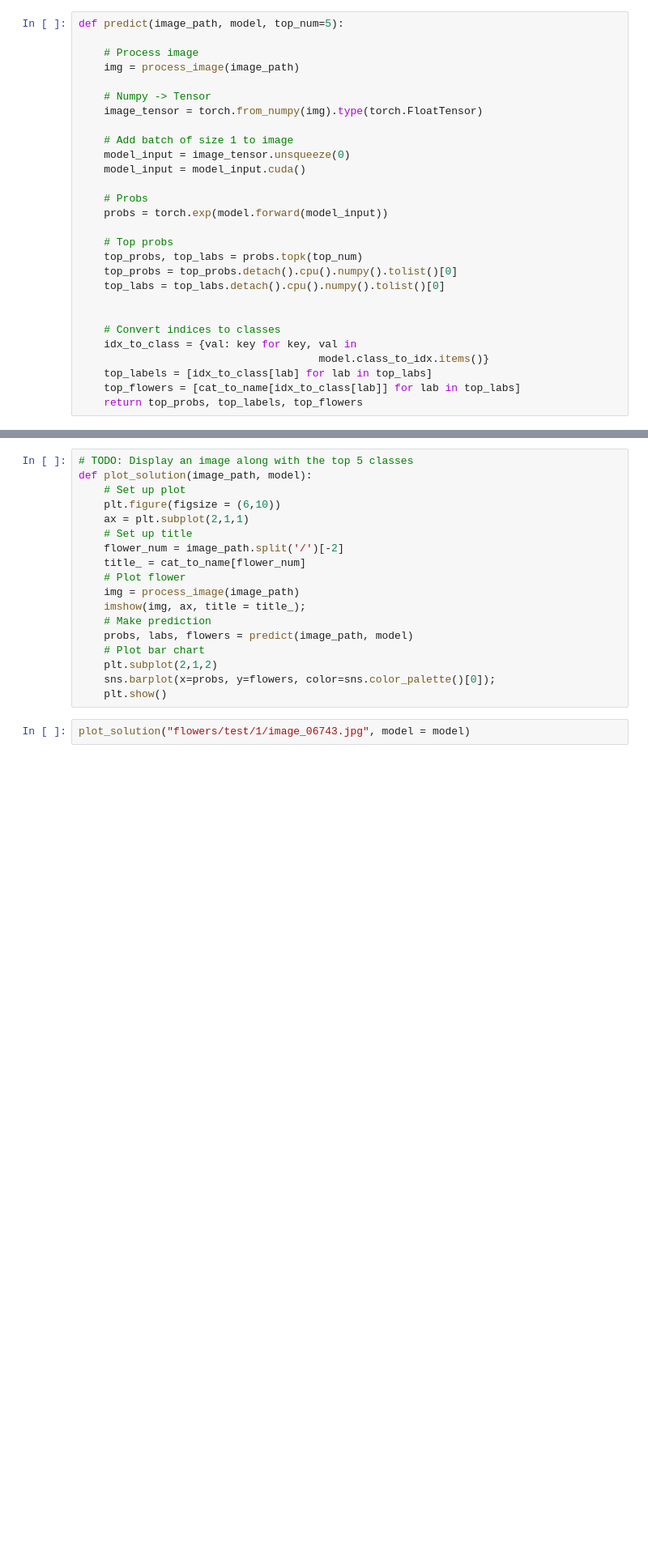
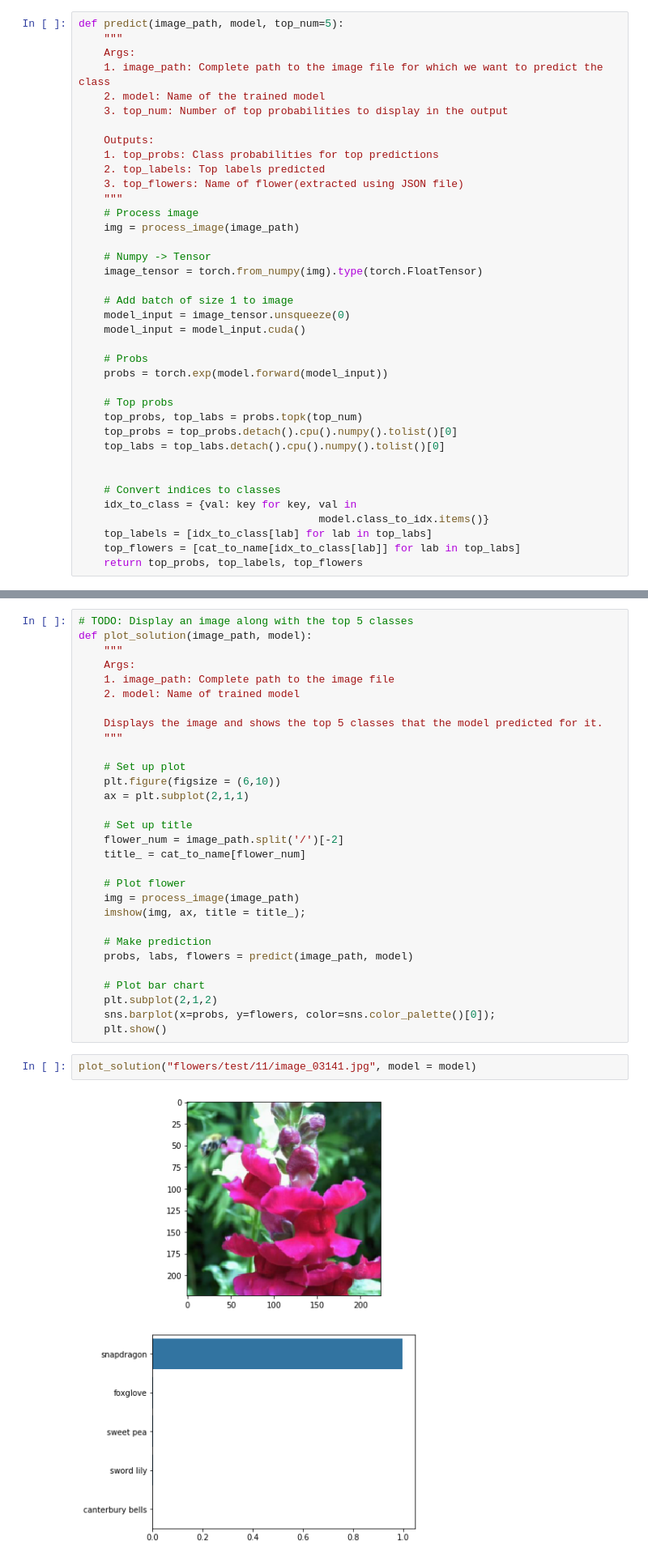
Before and after one commit to sanjeevai/PyTorchImageClassifier, a Jupyter notebook: Image Classifier Project.ipynb, the cells around one changed output, grey strips where cells are left out. Shown at 81% size. Drawn from its saved outputs; the diff is of its cells as text; blank space fills up the shorter version.

````diff
--- a/Image Classifier Project.ipynb
+++ b/Image Classifier Project.ipynb
@@ -378,7 +400,17 @@ print(classes)
 ```
 # %%
 def predict(image_path, model, top_num=5):
+    """
+    Args:
+    1. image_path: Complete path to the image file for which we want to predict the class
+    2. model: Name of the trained model
+    3. top_num: Number of top probabilities to display in the output
 
+    Outputs:
+    1. top_probs: Class probabilities for top predictions
+    2. top_labels: Top labels predicted
+    3. top_flowers: Name of flower(extracted using JSON file)
+    """
     # Process image
     img = process_image(image_path)
 
@@ -415,20 +457,34 @@ You can convert from the class integer encoding to actual flower names with the
 # %%
 # TODO: Display an image along with the top 5 classes
 def plot_solution(image_path, model):
+    """
+    Args:
+    1. image_path: Complete path to the image file
+    2. model: Name of trained model
+
+    Displays the image and shows the top 5 classes that the model predicted for it.
+    """
+
     # Set up plot
     plt.figure(figsize = (6,10))
     ax = plt.subplot(2,1,1)
+
     # Set up title
     flower_num = image_path.split('/')[-2]
     title_ = cat_to_name[flower_num]
+
     # Plot flower
     img = process_image(image_path)
     imshow(img, ax, title = title_);
+
     # Make prediction
     probs, labs, flowers = predict(image_path, model)
+
     # Plot bar chart
     plt.subplot(2,1,2)
     sns.barplot(x=probs, y=flowers, color=sns.color_palette()[0]);
     plt.show()
 # %%
-plot_solution("flowers/test/1/image_06743.jpg", model = model)
+plot_solution("flowers/test/11/image_03141.jpg", model = model)
+# %% [output]
+[figure, added]
````
Also changed, not shown: parts of 11 cells of this notebook.
